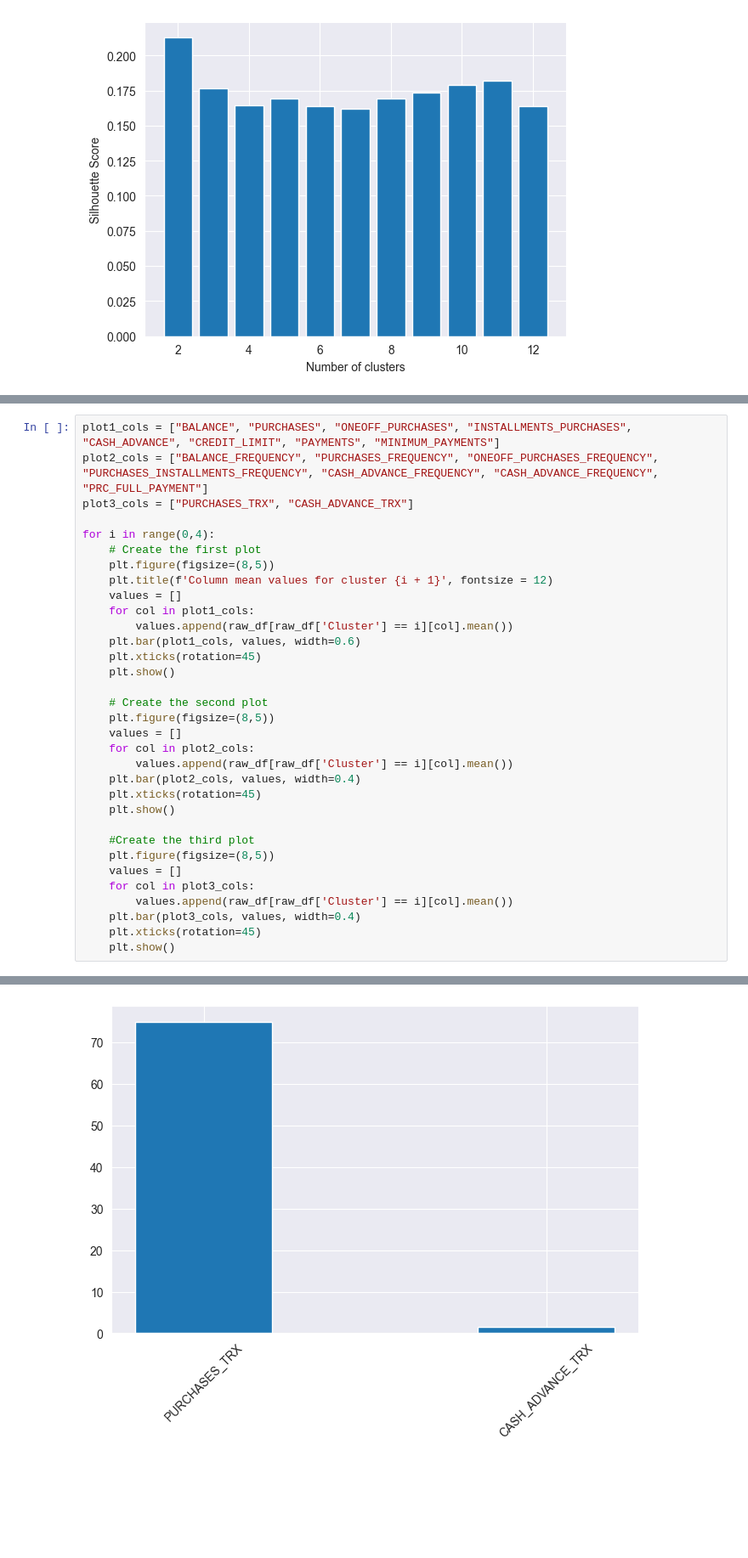
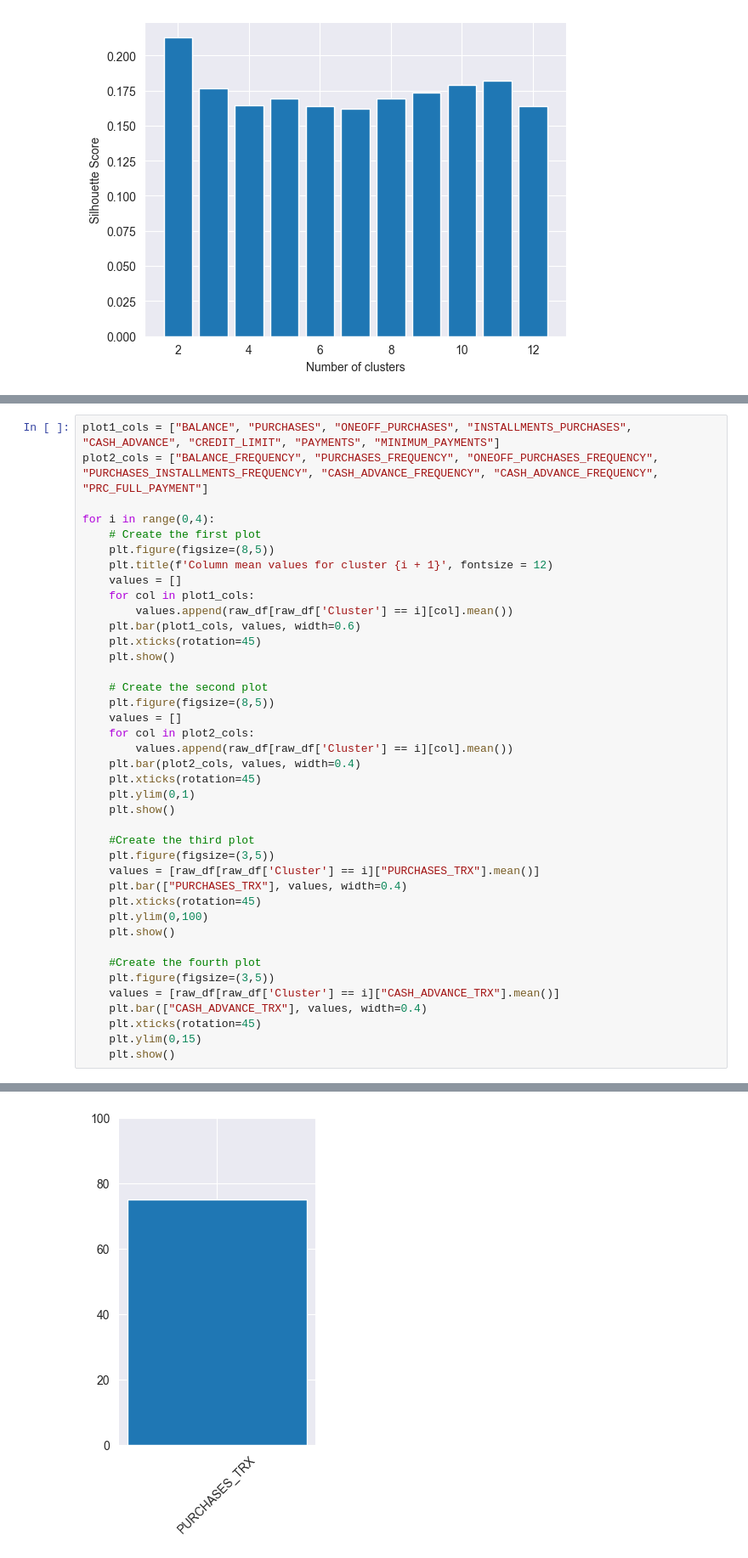
Before and after one commit to MikaParssinen/Applied-Machine-Learning, a Jupyter notebook: INL2/AgglomerativeClustering.ipynb, the cells around one changed output, grey strips where cells are left out. Shown: that part at 85% size. Cells and saved outputs as stored; diff of their text form; blank space fills up the shorter version.

```diff
--- a/INL2/AgglomerativeClustering.ipynb
+++ b/INL2/AgglomerativeClustering.ipynb
@@ -44,7 +44,6 @@ plt.show()
 # %%
 plot1_cols = ["BALANCE", "PURCHASES", "ONEOFF_PURCHASES", "INSTALLMENTS_PURCHASES", "CASH_ADVANCE", "CREDIT_LIMIT", "PAYMENTS", "MINIMUM_PAYMENTS"]
 plot2_cols = ["BALANCE_FREQUENCY", "PURCHASES_FREQUENCY", "ONEOFF_PURCHASES_FREQUENCY", "PURCHASES_INSTALLMENTS_FREQUENCY", "CASH_ADVANCE_FREQUENCY", "CASH_ADVANCE_FREQUENCY", "PRC_FULL_PAYMENT"]
-plot3_cols = ["PURCHASES_TRX", "CASH_ADVANCE_TRX"]
 
 for i in range(0,4):
     # Create the first plot
@@ -64,15 +63,23 @@ for i in range(0,4):
         values.append(raw_df[raw_df['Cluster'] == i][col].mean())
     plt.bar(plot2_cols, values, width=0.4)
     plt.xticks(rotation=45)
+    plt.ylim(0,1)
     plt.show()
 
     #Create the third plot
-    plt.figure(figsize=(8,5))
-    values = []
-    for col in plot3_cols:
-        values.append(raw_df[raw_df['Cluster'] == i][col].mean())
-    plt.bar(plot3_cols, values, width=0.4)
+    plt.figure(figsize=(3,5))
+    values = [raw_df[raw_df['Cluster'] == i]["PURCHASES_TRX"].mean()]
+    plt.bar(["PURCHASES_TRX"], values, width=0.4)
     plt.xticks(rotation=45)
+    plt.ylim(0,100)
     plt.show()
+
+    #Create the fourth plot
+    plt.figure(figsize=(3,5))
+    values = [raw_df[raw_df['Cluster'] == i]["CASH_ADVANCE_TRX"].mean()]
+    plt.bar(["CASH_ADVANCE_TRX"], values, width=0.4)
+    plt.xticks(rotation=45)
+    plt.ylim(0,15)
+    plt.show()
 # %% [output]
 [figure]
@@ -80 +87 @@ for i in range(0,4):
-[figure, old version]
+[figure, new version]
```
Also changed, not shown: parts of 2 cells of this notebook.
